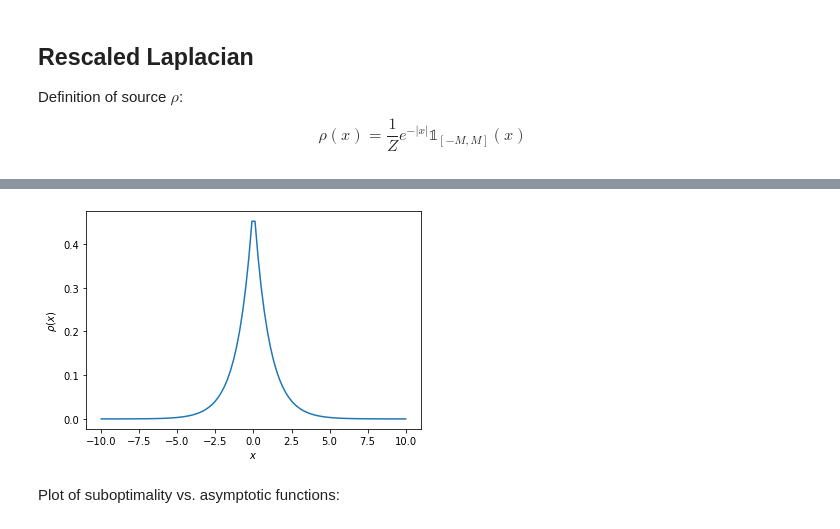
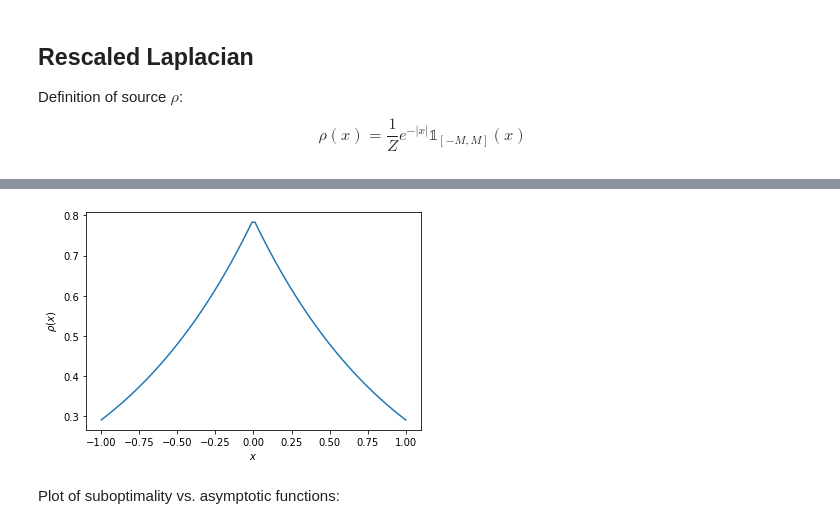
Before and after one commit to alex-delalande/potentials-entropic-sd-ot, a Jupyter notebook: suboptimality/suboptimality.ipynb, the cells around one changed output, grey strips where cells are left out. Drawn from its saved outputs; the diff is of its cells as text; code cells hidden in the pictures.

```diff
--- a/suboptimality/suboptimality.ipynb
+++ b/suboptimality/suboptimality.ipynb
@@ -24,8 +24,8 @@ def asymp(eps, rho):
 Definition of source:
 $$\rho(x) = \frac{1}{Z}e^{-x^2/\sigma^2} \mathbb{1}_{[-M, M]}(x). $$
 # %%
-sigma = 2
-M = 10
+sigma = 0.2
+M = 1
 
 f = lambda u: np.exp(-u**2/sigma**2)
 int_f = quad(f, -M, M, epsabs=1e-10, epsrel=1e-10)[0]
@@ -39,6 +39,6 @@ xx = np.linspace(-M, M, 100)
 plt.plot(xx, rho(xx))
 plt.xlabel("$x$")
 plt.ylabel(r"$\rho(x)$")
-plt.savefig('density-gaussian.pdf')
+plt.savefig('density-gaussian.pdf', bbox_inches='tight')
 plt.show()
 # %% [output]
@@ -79,7 +87,7 @@ plt.show()
 Definition of source $\rho$:
 $$\rho(x) = \frac{1}{Z}e^{-|x|} \mathbb{1}_{[-M, M]}(x) $$
 # %%
-M = 10
+M = 1
 
 f = lambda u: np.exp(-np.abs(u))
 int_f = quad(f, -M, M, epsabs=1e-10, epsrel=1e-10)[0]
@@ -93,6 +101,6 @@ xx = np.linspace(-M, M, 100)
 plt.plot(xx, rho(xx))
 plt.xlabel("$x$")
 plt.ylabel(r"$\rho(x)$")
-plt.savefig('density-laplace.pdf')
+plt.savefig('density-laplace.pdf', bbox_inches='tight')
 plt.show()
 # %% [output]
@@ -100,4 +108,4 @@ Integral over [-M, M]: 1.0
-[figure, old version]
+[figure, new version]
 # %% [markdown]
 Plot of suboptimality vs. asymptotic functions:
 # %%
```
Also changed, not shown: parts of 15 cells of this notebook, 52 other files.
